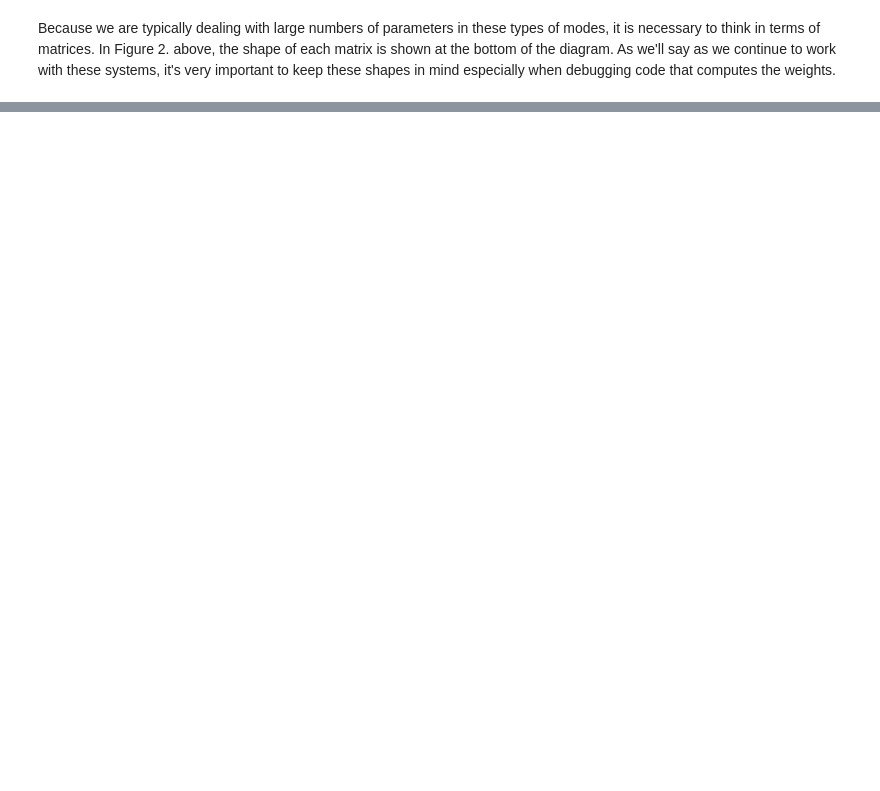
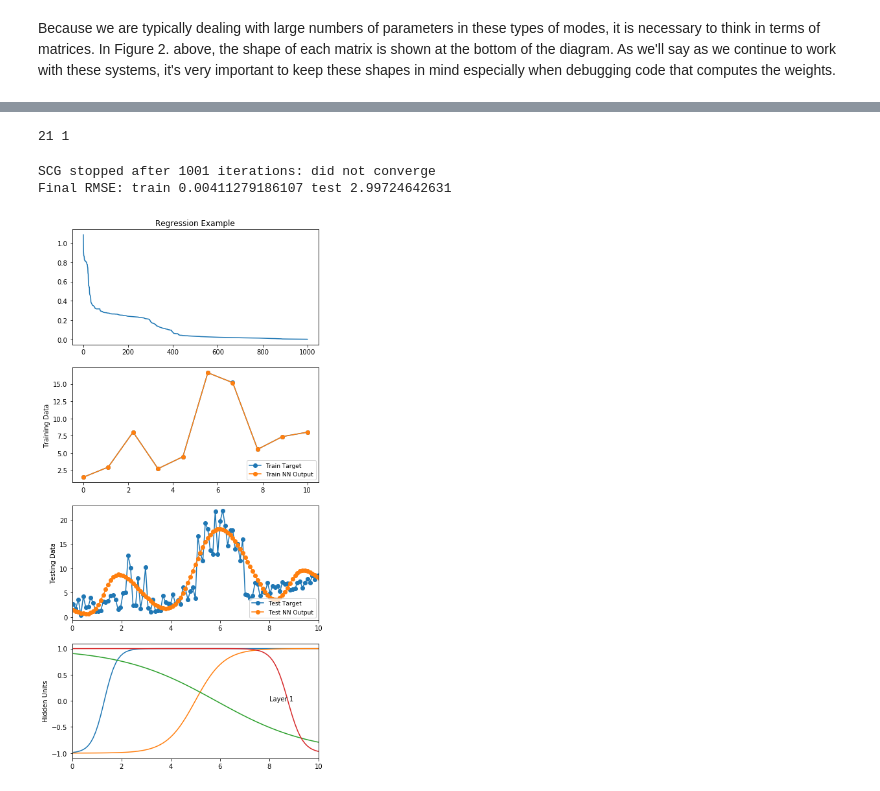
Before and after one commit to focods/WonderfulML, a Jupyter notebook: docs/notebooks/Neural Net Regression.ipynb, the cells around one changed output, grey strips where cells are left out. Cells and saved outputs as stored; diff of their text form; code cells hidden in the pictures; blank space fills up the shorter version.

```diff
--- a/docs/notebooks/Neural Net Regression.ipynb
+++ b/docs/notebooks/Neural Net Regression.ipynb
@@ -39,0 +92,21 @@ Because we are typically dealing with large numbers of parameters in these types
+# %%
+# Make some training data
+def get_test_data(x_1d):
+    data = 0.2 + 0.05 * (x_1d + 10) + 0.4 * np.sin(x_1d + 10)
+    return(data)
+np.random.seed(711)  # for repeatablity
+n = 21  # number of points to plot
+x_train = np.linspace(0., n-1, n).reshape((n, 1)) - 10  # same as matrix(-10:10, nrow = 21) in R
+t_true = get_test_data(x_train)  # true function to fit
+t_train = t_true + 0.2 * np.random.normal(size=(n,1))  # train on noise version of true function
+
+# Make some testing data
+x_test = x_train + 0.1 * np.random.normal(size=(n, 1))
+t_test = get_test_data(x_test) + 0.2 * np.random.normal(size=(n, 1))
+
+nSamples = x_train.shape[0]
+nOutputs = t_train.shape[1]
+
+print(nSamples, nOutputs)
+# %% [output]
+21 1
@@ -40,2 +268,58 @@ Because we are typically dealing with large numbers of parameters in these types
+# %%
+import neuralnetworks as nn
+import imp
+imp.reload(nn)
+
+nSamples = 10
+X = np.linspace(0,10,nSamples).reshape((-1,1))
+T = 1.5 + 0.6 * X + 0.8 * np.sin(1.5*X)
+T[np.logical_and(X > 2, X < 3)] *= 3
+T[np.logical_and(X > 5, X < 7)] *= 3
+
+nSamples = 100
+Xtest = np.linspace(0,10,nSamples).reshape((-1,1)) + 10.0/nSamples/2
+Ttest = 1.5 + 0.6 * Xtest + 0.8 * np.sin(1.5*Xtest) + np.random.uniform(-2,2,size=(nSamples,1))
+Ttest[np.logical_and(Xtest > 2, Xtest < 3)] *= 3
+Ttest[np.logical_and(Xtest > 5,Xtest < 7)] *= 3
+
+nnet = nn.NeuralNetwork(1,4,1)
+
+nnet.train(X,T,errorPrecision=1.e-10,weightPrecision=1.e-10,nIterations=1000)
+print("SCG stopped after",nnet.getNumberOfIterations(),"iterations:",nnet.reason)
+Y = nnet.use(X)
+Ytest,Ztest = nnet.use(Xtest, allOutputs=True)
+print("Final RMSE: train", np.sqrt(np.mean((Y-T)**2)),"test",np.sqrt(np.mean((Ytest-Ttest)**2)))
+
+plt.figure(figsize=(15,15))
+
+nHLayers = len(nnet.nhs)
+nPlotRows = 3 + nHLayers
+
+plt.subplot(nPlotRows,2,1)
+plt.plot(nnet.getErrors())
+plt.title('Regression Example')
+plt.subplot(nPlotRows,2,3)
+plt.plot(X,T,'o-')
+plt.plot(X,Y,'o-')
+plt.ylabel('Training Data')
+plt.legend(('Train Target','Train NN Output'),loc='lower right', prop={'size':9})
+plt.subplot(nPlotRows,2,5)
+plt.plot(Xtest,Ttest,'o-')
+plt.plot(Xtest,Ytest,'o-')
+plt.ylabel('Testing Data')
+plt.xlim(0,10)
+plt.legend(('Test Target','Test NN Output'),loc='lower right', prop={'size':9})
+for i in range(nHLayers):
+    layer = nHLayers-i-1
+    plt.subplot(nPlotRows,2,i*2+7)
+    plt.plot(Xtest,Ztest[layer])
+    plt.xlim(0,10)
+    plt.ylim(-1.1,1.1)
+    plt.ylabel('Hidden Units')
+    plt.text(8,0, 'Layer {}'.format(layer+1))
+# %% [output]
+SCG stopped after 1001 iterations: did not converge
+Final RMSE: train 0.00411279186107 test 2.99724642631
+[figure, added]
 # %% [markdown]
 ### Reference
```
Also changed, not shown: parts of 11 cells of this notebook, 3 other files.
